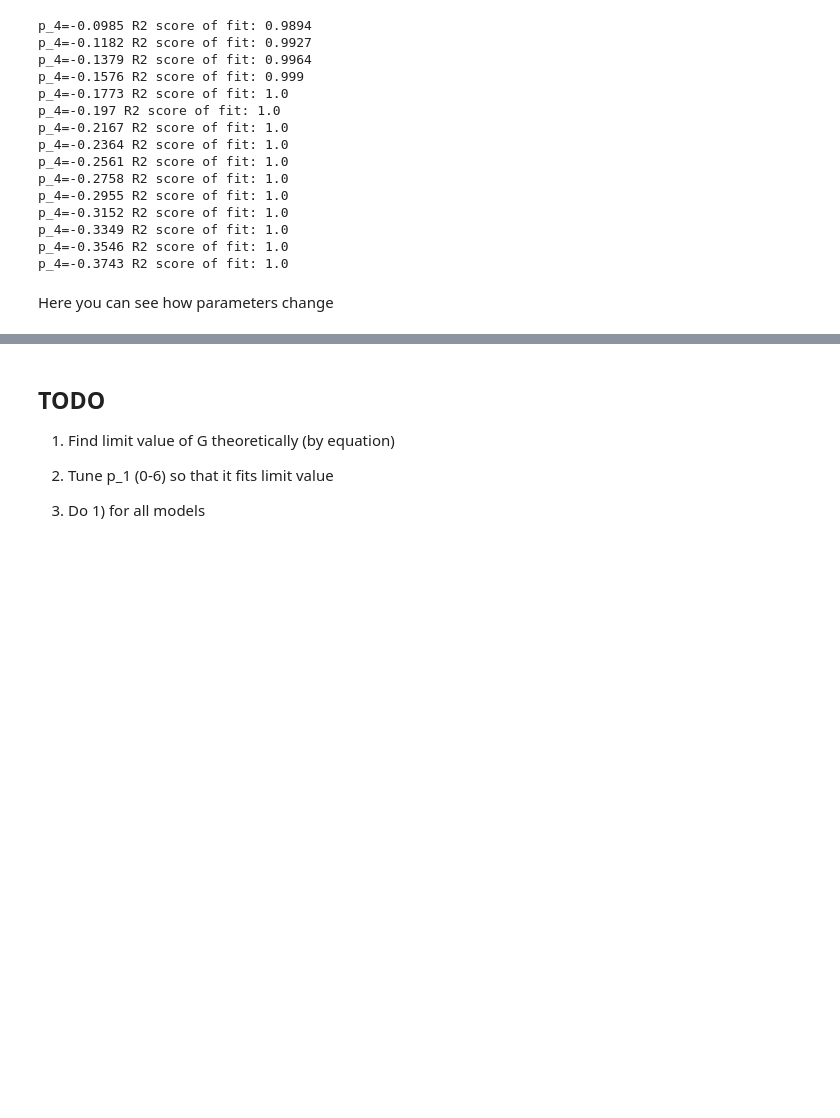
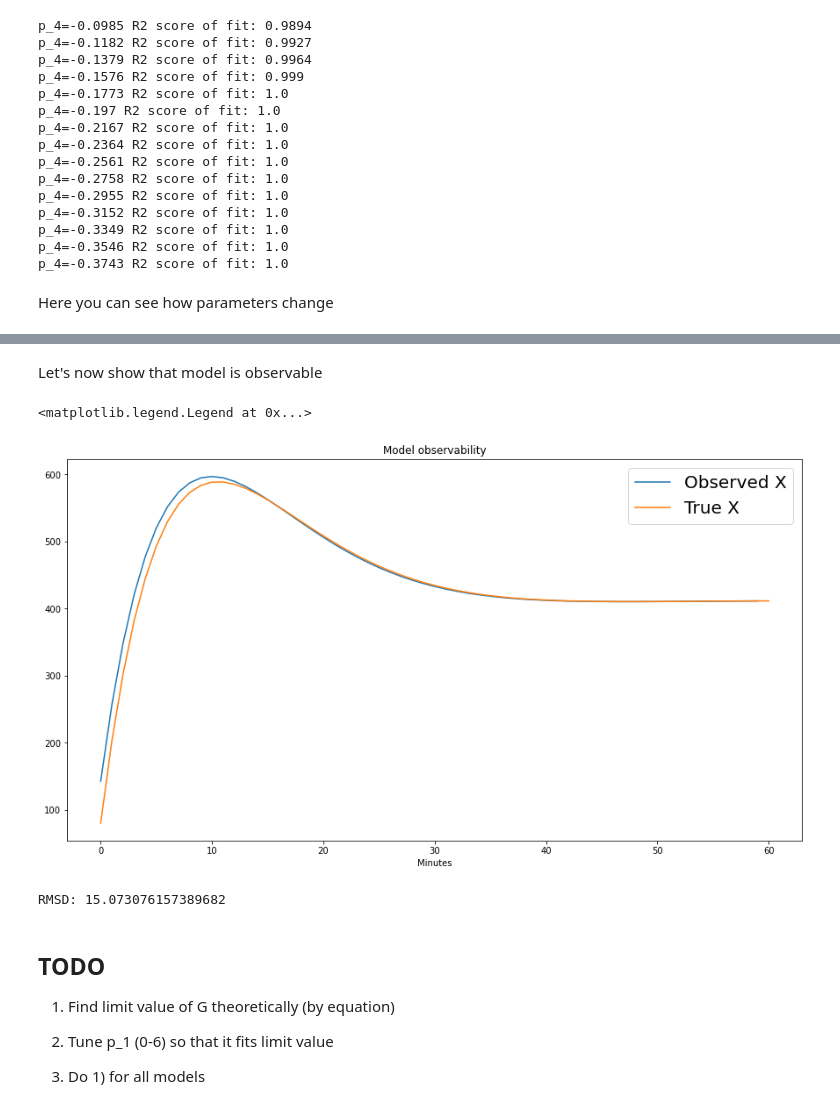
Before and after one commit to vanderwardan/insulin_sensitivity, a Jupyter notebook: Third_model_Vardan.ipynb, the cells around one changed output, grey strips where cells are left out. Cells and saved outputs as stored; diff of their text form; code cells hidden in the pictures; blank space fills up the shorter version.

```diff
--- a/Third_model_Vardan.ipynb
+++ b/Third_model_Vardan.ipynb
@@ -138,3 +167,20 @@ plt.legend()
+# %% [markdown]
+Let's now show that model is observable
+# %%
+plt.figure(figsize=(15, 8))
+plt.plot(((G[::step][1:] - G[::step][:-1]) * 1 - p1 * G[::step][1:] - p3) / p2, label='Observed X')
+plt.plot(X[::step], label='True X')
+plt.xlabel("Minutes")
+plt.title("Model observability")
+plt.legend(prop={'size': 20})
+# %% [output]
+<matplotlib.legend.Legend at 0x...>
+[figure, added]
+# %%
+rmsd = np.sqrt(((((G[::step][1:] - G[::step][:-1]) * 1 - p1 * G[::step][1:] - p3) / p2 - X[::step][:-1]) ** 2).mean())
+print("RMSD:", rmsd)
+# %% [output]
+RMSD: 15.073076157389682
 # %% [markdown]
 ## TODO
 1) Find limit value of G theoretically (by equation)
```
Also changed, not shown: parts of 11 cells of this notebook, 1 other file.
